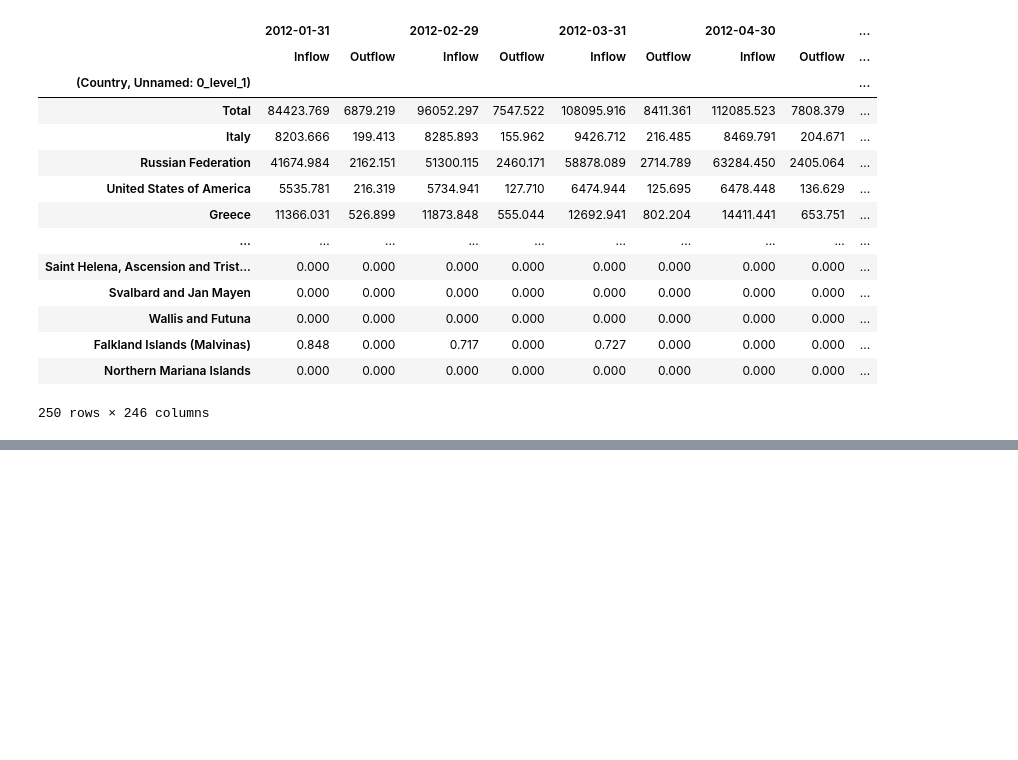
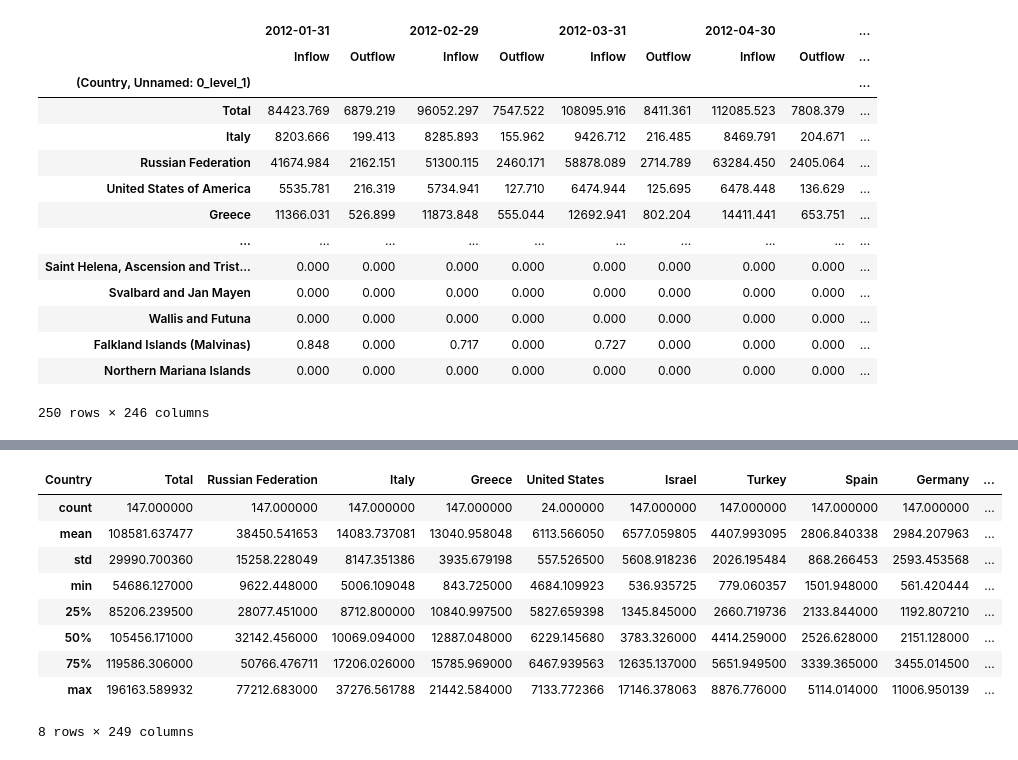
Before and after one commit to spyderroque/Georgia-Ukraine-War, a Jupyter notebook: Economics/Economics.ipynb, the cells around one changed output, grey strips where cells are left out. Saved outputs shown, nothing was run; the diff lists cells and outputs as text; code cells hidden in the pictures; blank space fills up the shorter version.

```diff
--- a/Economics/Economics.ipynb
+++ b/Economics/Economics.ipynb
@@ -407,0 +442,3 @@ df_Remissions=df_Remissions.join(df_Remissions_part2)
+# %%
+for x in range(0, len(column_name)):
+    df_Remissions.rename(columns={df_Remissions.columns.values[x*2][0]:column_name[x], df_Remissions.columns.values[x*2+1][0]:column_name[x]}, inplace=True)
@@ -407,0 +463,5 @@ df_Remissions=df_Remissions.join(df_Remissions_part2)
+# %%
+df_Remissions_Inflow = df_Remissions.loc[:, idx[:,"Inflow"]]
+df_Remissions_Inflow = df_Remissions_Inflow.reset_index().droplevel(1, axis = 1)
+df_Remissions_Inflow.set_index("Country", inplace= True)
+df_Remissions_Inflow = df_Remissions_Inflow.T.reset_index().rename(columns = {"index":"Year"})
@@ -407,0 +478,6 @@ df_Remissions=df_Remissions.join(df_Remissions_part2)
+# %%
+df_Remissions_Outflow = df_Remissions.loc[:, idx[:,"Outflow"]]
+df_Remissions_Outflow = df_Remissions_Outflow.reset_index().droplevel(1, axis = 1)
+df_Remissions_Outflow.set_index("Country", inplace= True)
+df_Remissions_Outflow = df_Remissions_Outflow.T.reset_index().rename(columns = {"index":"Year"})
+df_Remissions_Outflow.head()
@@ -407,0 +492,15 @@ df_Remissions=df_Remissions.join(df_Remissions_part2)
+# %%
+df_Remissions_netflow = df_Remissions_Inflow.set_index("Year").subtract(df_Remissions_Outflow.set_index("Year")).reset_index()
+# %%
+df_Remissions_netflow.describe()
+# %% [output]
+| Country | Total | Russian Federation | Italy | Greece | United States | Israel | Turkey | Spain | Germany | ... |
+| count | 147.000000 | 147.000000 | 147.000000 | 147.000000 | 24.000000 | 147.000000 | 147.000000 | 147.000000 | 147.000000 | ... |
+| mean | 108581.637477 | 38450.541653 | 14083.737081 | 13040.958048 | 6113.566050 | 6577.059805 | 4407.993095 | 2806.840338 | 2984.207963 | ... |
+| std | 29990.700360 | 15258.228049 | 8147.351386 | 3935.679198 | 557.526500 | 5608.918236 | 2026.195484 | 868.266453 | 2593.453568 | ... |
+| min | 54686.127000 | 9622.448000 | 5006.109048 | 843.725000 | 4684.109923 | 536.935725 | 779.060357 | 1501.948000 | 561.420444 | ... |
+| 25% | 85206.239500 | 28077.451000 | 8712.800000 | 10840.997500 | 5827.659398 | 1345.845000 | 2660.719736 | 2133.844000 | 1192.807210 | ... |
+| 50% | 105456.171000 | 32142.456000 | 10069.094000 | 12887.048000 | 6229.145680 | 3783.326000 | 4414.259000 | 2526.628000 | 2151.128000 | ... |
+| 75% | 119586.306000 | 50766.476711 | 17206.026000 | 15785.969000 | 6467.939563 | 12635.137000 | 5651.949500 | 3339.365000 | 3455.014500 | ... |
+| max | 196163.589932 | 77212.683000 | 37276.561788 | 21442.584000 | 7133.772366 | 17146.378063 | 8876.776000 | 5114.014000 | 11006.950139 | ... |
+8 rows × 249 columns
```
Also changed, not shown: parts of 11 cells of this notebook, 3 other files.
